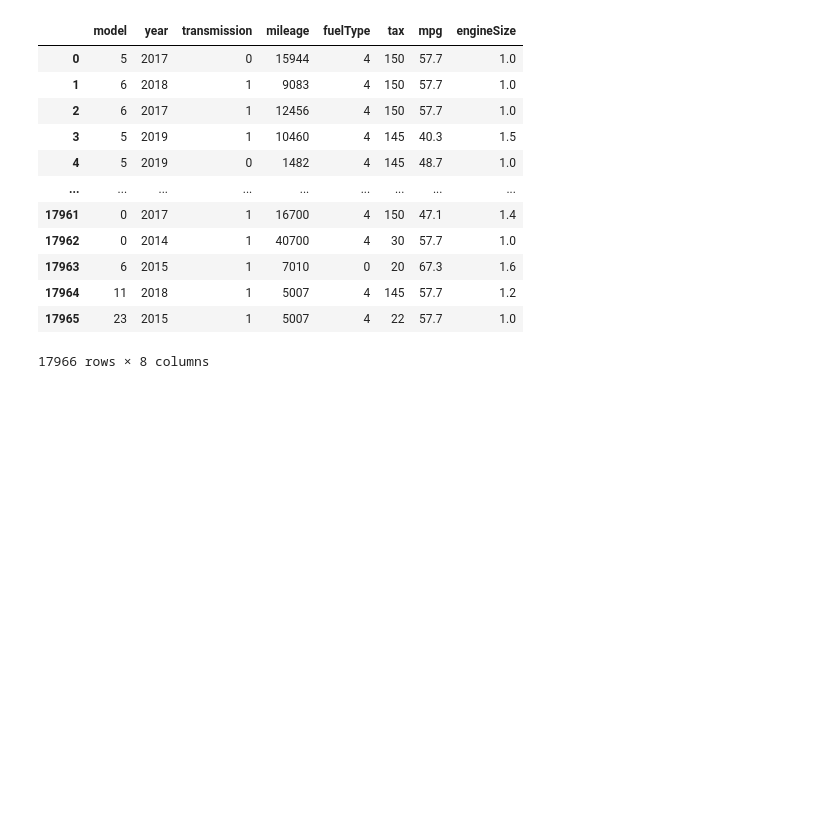
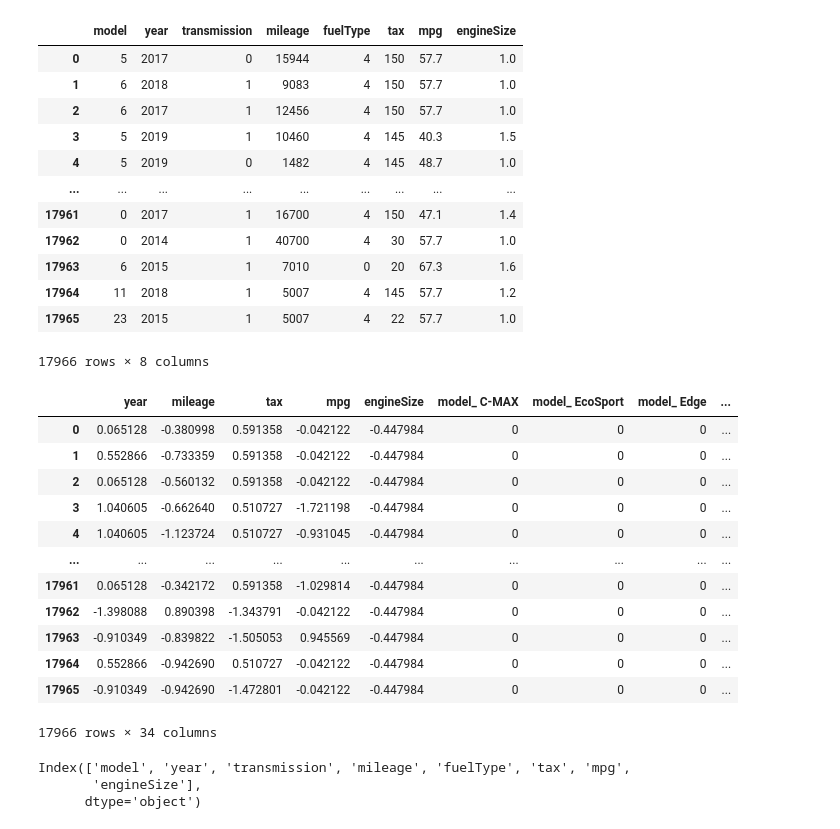
Before and after one commit to mdsaquibcodin/Car_price_prediction_project, a Jupyter notebook: Ford_Linear_Regression.ipynb, the cells around one changed output. Drawn from its saved outputs; the diff is of its cells as text; code cells hidden in the pictures; blank space fills up the shorter version.

```diff
--- a/Ford_Linear_Regression.ipynb
+++ b/Ford_Linear_Regression.ipynb
@@ -217,0 +220,26 @@ Xlable
+# %%
+numerical_cols = ['year' , 'mileage', 'tax', 'mpg', 'engineSize']
+scaler = StandardScaler()
+X_one_encode[numerical_cols] = scaler.fit_transform(X_one_encode[numerical_cols])
+# %%
+X_one_encode
+# %% [output]
+|  | year | mileage | tax | mpg | engineSize | model_ C-MAX | model_ EcoSport | model_ Edge | ... |
+| 0 | 0.065128 | -0.380998 | 0.591358 | -0.042122 | -0.447984 | 0 | 0 | 0 | ... |
+| 1 | 0.552866 | -0.733359 | 0.591358 | -0.042122 | -0.447984 | 0 | 0 | 0 | ... |
+| 2 | 0.065128 | -0.560132 | 0.591358 | -0.042122 | -0.447984 | 0 | 0 | 0 | ... |
+| 3 | 1.040605 | -0.662640 | 0.510727 | -1.721198 | -0.447984 | 0 | 0 | 0 | ... |
+| 4 | 1.040605 | -1.123724 | 0.510727 | -0.931045 | -0.447984 | 0 | 0 | 0 | ... |
+| ... | ... | ... | ... | ... | ... | ... | ... | ... | ... |
+| 17961 | 0.065128 | -0.342172 | 0.591358 | -1.029814 | -0.447984 | 0 | 0 | 0 | ... |
+| 17962 | -1.398088 | 0.890398 | -1.343791 | -0.042122 | -0.447984 | 0 | 0 | 0 | ... |
+| 17963 | -0.910349 | -0.839822 | -1.505053 | 0.945569 | -0.447984 | 0 | 0 | 0 | ... |
+| 17964 | 0.552866 | -0.942690 | 0.510727 | -0.042122 | -0.447984 | 0 | 0 | 0 | ... |
+| 17965 | -0.910349 | -0.942690 | -1.472801 | -0.042122 | -0.447984 | 0 | 0 | 0 | ... |
+17966 rows × 34 columns
+# %%
+Xlable.columns
+# %% [output]
+Index(['model', 'year', 'transmission', 'mileage', 'fuelType', 'tax', 'mpg',
+       'engineSize'],
+      dtype='object')
```
Also changed, not shown: parts of 17 cells of this notebook.
